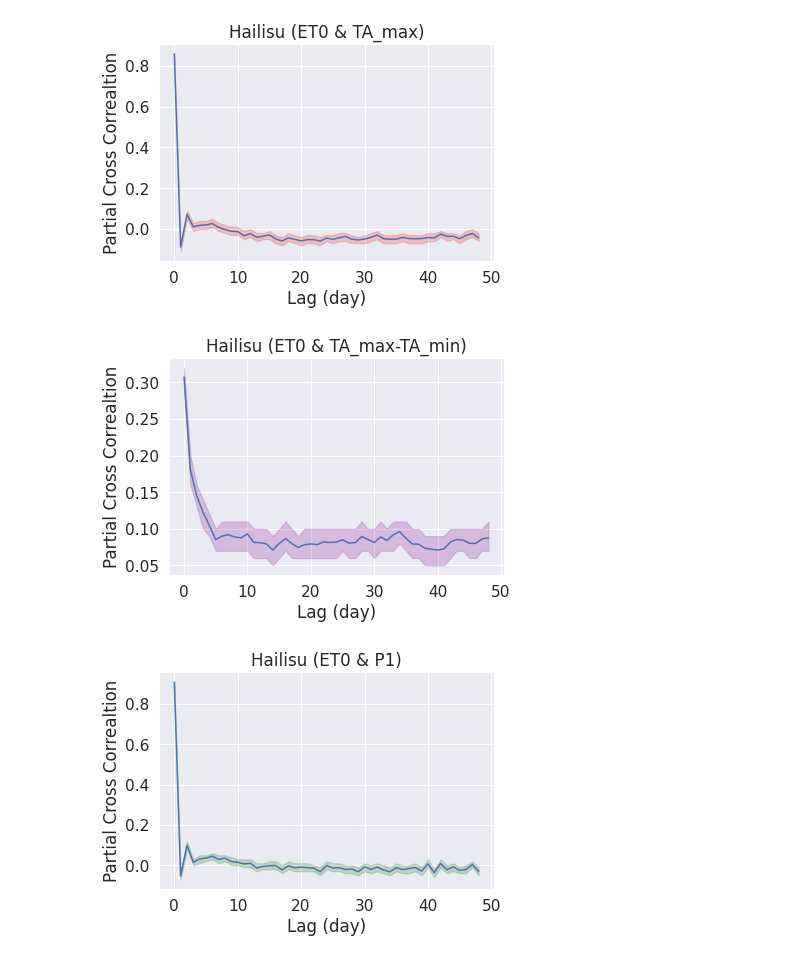
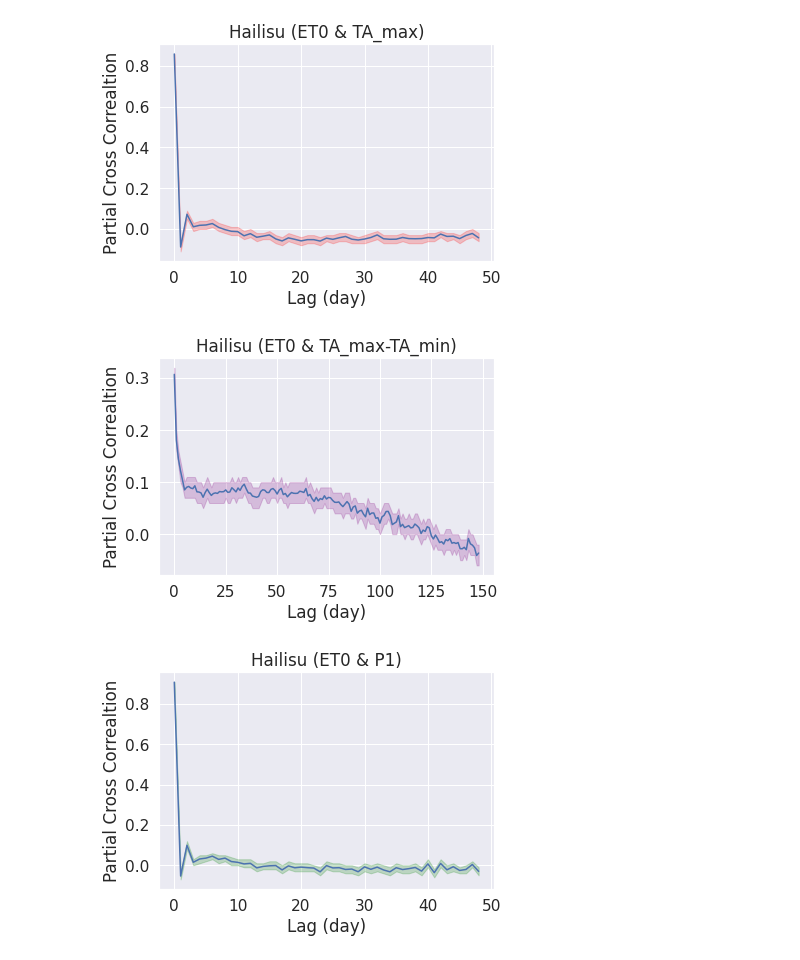
Before and after one commit to ekourkchi/Weather_research, a Jupyter notebook: Cross_Correaltion_Hailisu.ipynb, the cells around one changed output. Saved outputs shown, nothing was run; the diff lists cells and outputs as text; code cells hidden in the pictures.

```diff
--- a/Cross_Correaltion_Hailisu.ipynb
+++ b/Cross_Correaltion_Hailisu.ipynb
@@ -210,11 +210,9 @@ def pccf(dataFrame, xx, yy, lag=1):
     CI2.append(CI2_)
   return PCC, CI1, CI2
 # %%
-def plot_pcc(dataFrame, xx, yy, margincolor='red'):
-  # xx = 'ET0'
-  # yy = 'VPD'
+def plot_pcc(dataFrame, xx, yy, lag=50, margincolor='red'):
 
-  PCC, CI1, CI2 = pccf(dataFrame, xx, yy, lag=50)
+  PCC, CI1, CI2 = pccf(dataFrame, xx, yy, lag=lag)
 
   N = len(PCC)
 
@@ -247,9 +245,9 @@ plot_pcc(data, "ET0", "TA_max")
 # %% [output]
 [figure]
 # %%
-plot_pcc(data, "ET0", "TA_max-TA_min", margincolor='purple')
+plot_pcc(data, "ET0", "TA_max-TA_min", margincolor='purple', lag=150)
 # %% [output]
-[figure, old version]
+[figure, new version]
 # %%
 plot_pcc(data, "ET0", "P1", margincolor='green')
 # %% [output]
```
